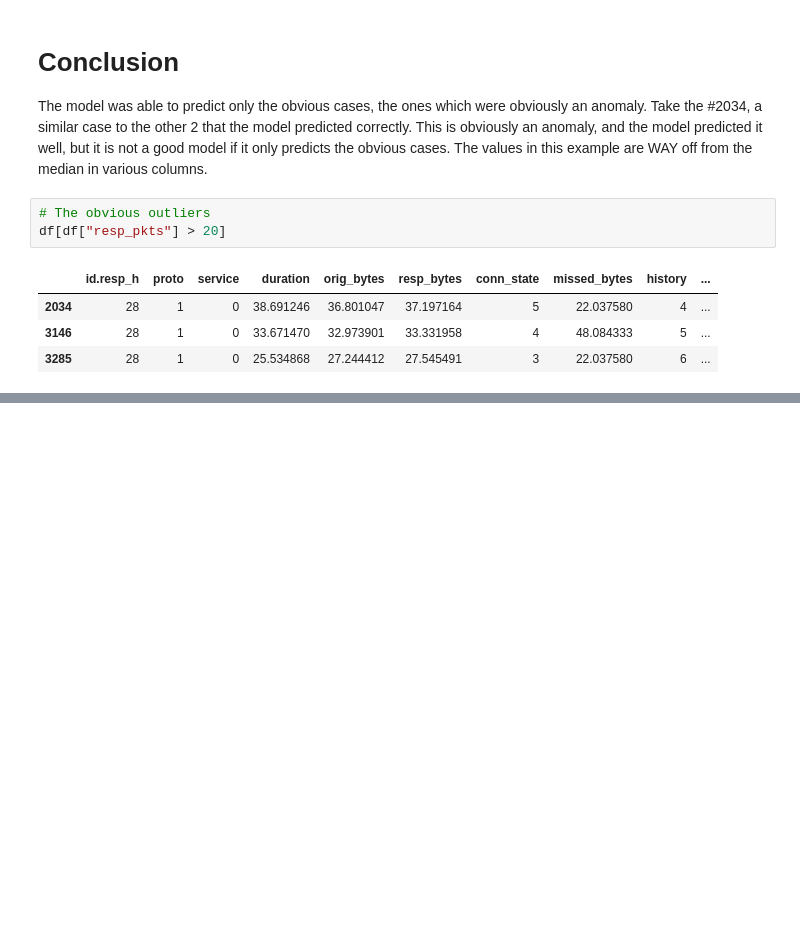
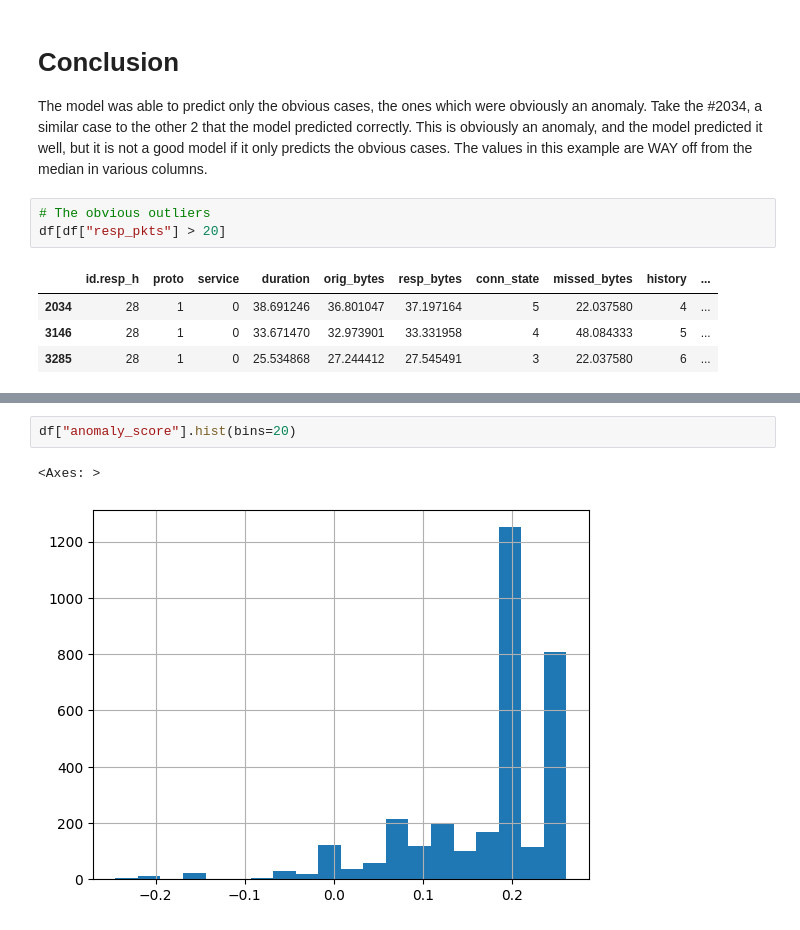
Before and after one commit to pedrofuentes79/IOT-Anomaly-Detection, a Jupyter notebook: IsoForest.ipynb, the cells around one changed output, grey strips where cells are left out. Drawn from its saved outputs; the diff is of its cells as text; blank space fills up the shorter version.

```diff
--- a/IsoForest.ipynb
+++ b/IsoForest.ipynb
@@ -157,0 +192,5 @@ df[df["resp_pkts"] > 20]
+# %%
+df["anomaly_score"].hist(bins=20)
+# %% [output]
+<Axes: >
+[figure, added]
```
Also changed, not shown: parts of 7 cells of this notebook, 2 other files.
